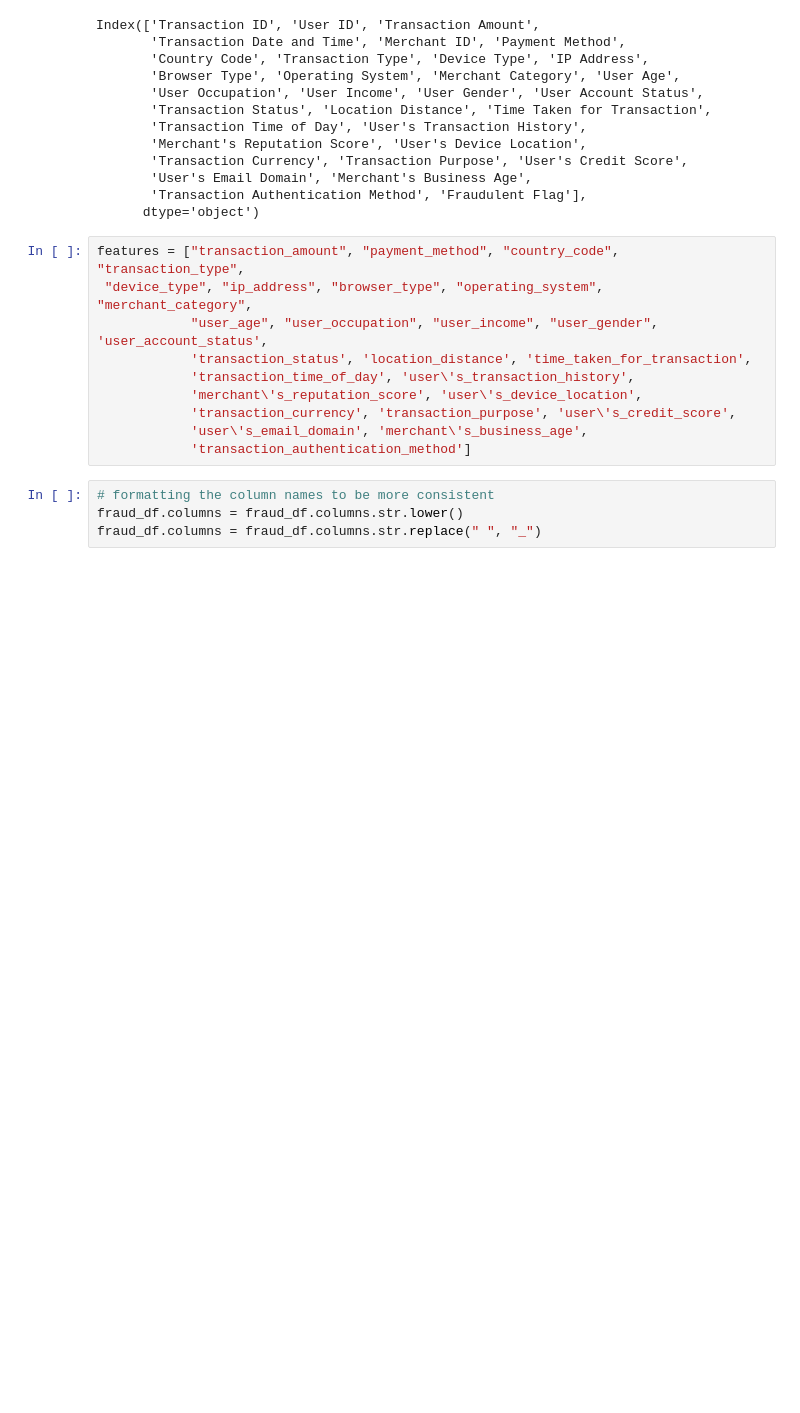
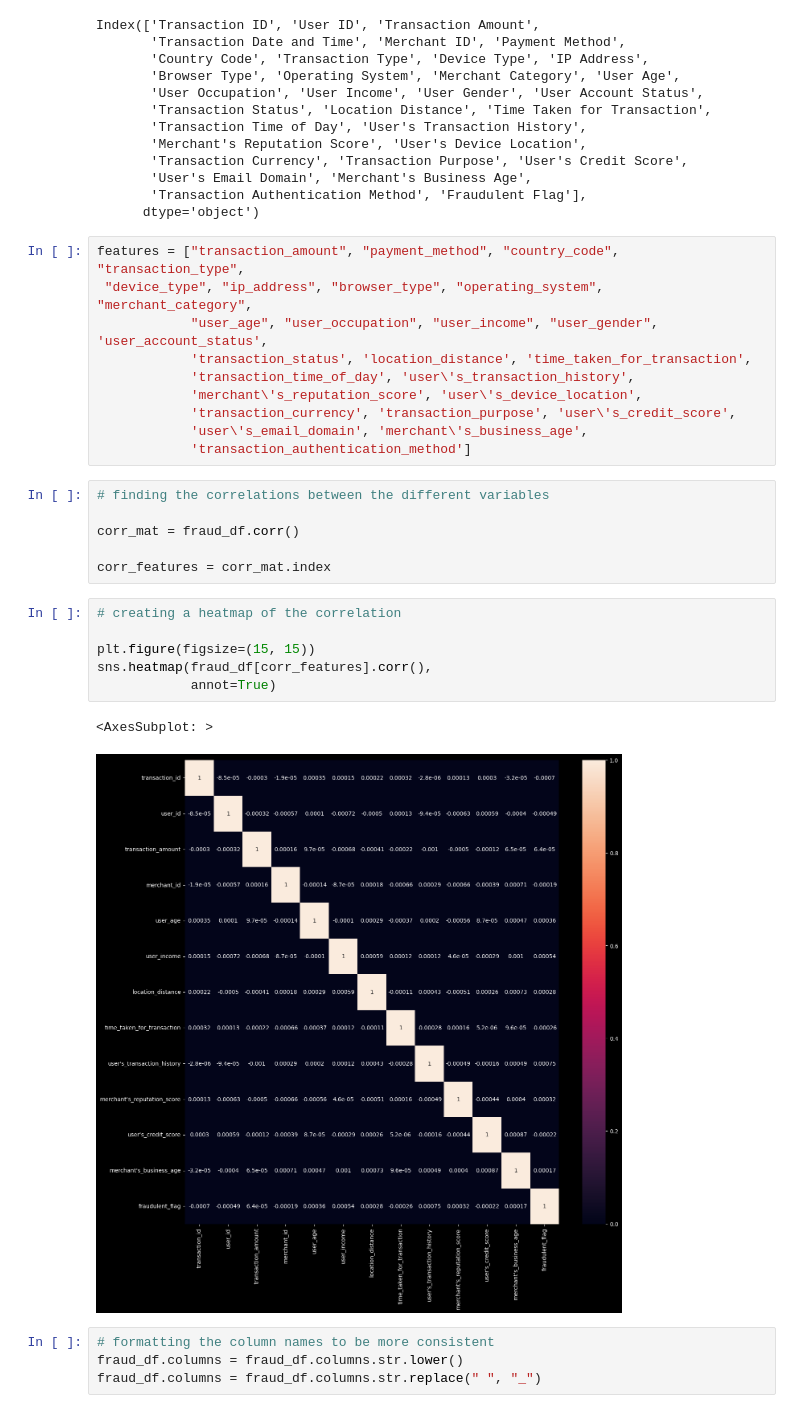
Before and after one commit to emmanuelani/data_miners, a Jupyter notebook: fraud.ipynb, the cells around one changed output. Drawn from its saved outputs; the diff is of its cells as text; blank space fills up the shorter version.

Commit message:
imported sns for heatmap

```diff
--- a/fraud.ipynb
+++ b/fraud.ipynb
@@ -47,6 +49,21 @@ features = ["transaction_amount", "payment_method", "country_code", "transaction
             'transaction_currency', 'transaction_purpose', 'user\'s_credit_score',
             'user\'s_email_domain', 'merchant\'s_business_age',
             'transaction_authentication_method']
+# %%
+# finding the correlations between the different variables
+
+corr_mat = fraud_df.corr()
+
+corr_features = corr_mat.index
+# %%
+# creating a heatmap of the correlation
+
+plt.figure(figsize=(15, 15))
+sns.heatmap(fraud_df[corr_features].corr(),
+            annot=True)
+# %% [output]
+<AxesSubplot: >
+[figure, added]
 # %%
 # formatting the column names to be more consistent
 fraud_df.columns = fraud_df.columns.str.lower()
```
Also changed, not shown: parts of 5 cells of this notebook.
